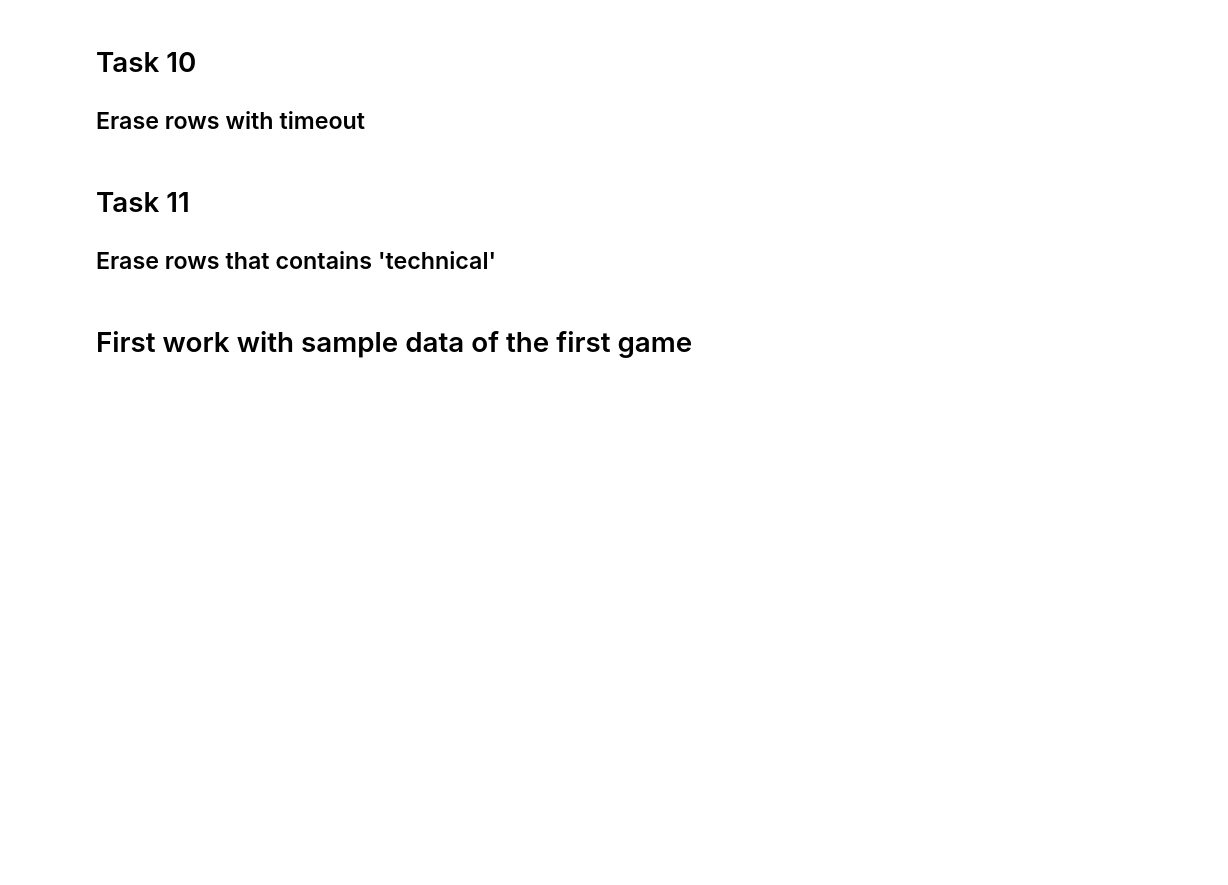
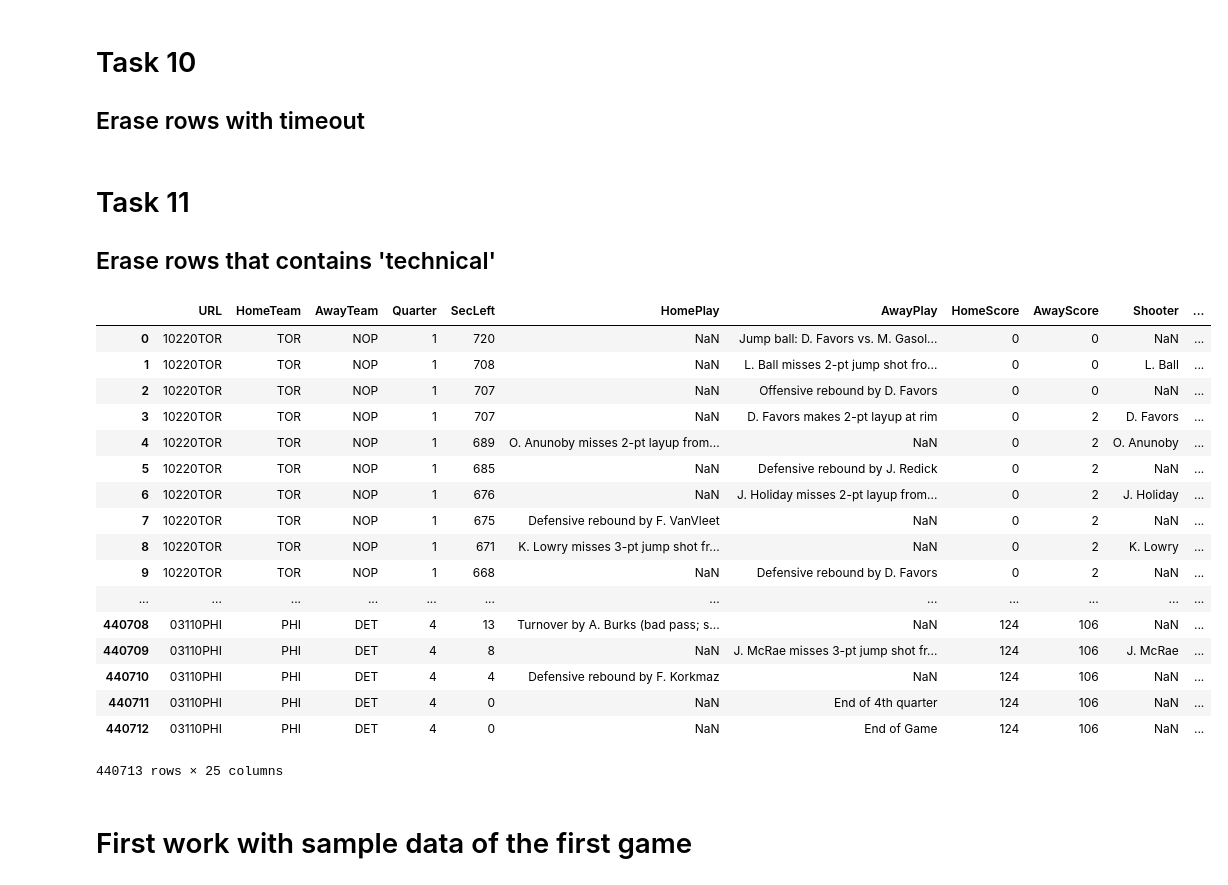
Before and after one commit to Damelim/Thesis_2020_summer, a Jupyter notebook: eda_code/First_Data_Processing.ipynb, the cells around one changed output. Cells and saved outputs as stored; diff of their text form; code cells hidden in the pictures; blank space fills up the shorter version.

```diff
--- a/eda_code/First_Data_Processing.ipynb
+++ b/eda_code/First_Data_Processing.ipynb
@@ -463,6 +463,29 @@ data_1920 = data_1920[~data_1920['AwayPlay'].str.contains('timeout',na=False)]
 #df[df['A'].str.contains("hello")]
 data_1920 = data_1920[~data_1920['HomePlay'].str.contains('technical',na=False)]
 data_1920 = data_1920[~data_1920['AwayPlay'].str.contains('technical',na=False)]
+# %%
+data_1920.reset_index(inplace=True)
+data_1920.drop(columns = ['index'],inplace=True)
+data_1920
+# %% [output]
+|  | URL | HomeTeam | AwayTeam | Quarter | SecLeft | HomePlay | AwayPlay | HomeScore | AwayScore | Shooter | ... |
+| 0 | 10220TOR | TOR | NOP | 1 | 720 | NaN | Jump ball: D. Favors vs. M. Gasol... | 0 | 0 | NaN | ... |
+| 1 | 10220TOR | TOR | NOP | 1 | 708 | NaN | L. Ball misses 2-pt jump shot fro... | 0 | 0 | L. Ball | ... |
+| 2 | 10220TOR | TOR | NOP | 1 | 707 | NaN | Offensive rebound by D. Favors | 0 | 0 | NaN | ... |
+| 3 | 10220TOR | TOR | NOP | 1 | 707 | NaN | D. Favors makes 2-pt layup at rim | 0 | 2 | D. Favors | ... |
+| 4 | 10220TOR | TOR | NOP | 1 | 689 | O. Anunoby misses 2-pt layup from... | NaN | 0 | 2 | O. Anunoby | ... |
+| 5 | 10220TOR | TOR | NOP | 1 | 685 | NaN | Defensive rebound by J. Redick | 0 | 2 | NaN | ... |
+| 6 | 10220TOR | TOR | NOP | 1 | 676 | NaN | J. Holiday misses 2-pt layup from... | 0 | 2 | J. Holiday | ... |
+| 7 | 10220TOR | TOR | NOP | 1 | 675 | Defensive rebound by F. VanVleet | NaN | 0 | 2 | NaN | ... |
+| 8 | 10220TOR | TOR | NOP | 1 | 671 | K. Lowry misses 3-pt jump shot fr... | NaN | 0 | 2 | K. Lowry | ... |
+| 9 | 10220TOR | TOR | NOP | 1 | 668 | NaN | Defensive rebound by D. Favors | 0 | 2 | NaN | ... |
+| ... | ... | ... | ... | ... | ... | ... | ... | ... | ... | ... | ... |
+| 440708 | 03110PHI | PHI | DET | 4 | 13 | Turnover by A. Burks (bad pass; s... | NaN | 124 | 106 | NaN | ... |
+| 440709 | 03110PHI | PHI | DET | 4 | 8 | NaN | J. McRae misses 3-pt jump shot fr... | 124 | 106 | J. McRae | ... |
+| 440710 | 03110PHI | PHI | DET | 4 | 4 | Defensive rebound by F. Korkmaz | NaN | 124 | 106 | NaN | ... |
+| 440711 | 03110PHI | PHI | DET | 4 | 0 | NaN | End of 4th quarter | 124 | 106 | NaN | ... |
+| 440712 | 03110PHI | PHI | DET | 4 | 0 | NaN | End of Game | 124 | 106 | NaN | ... |
+440713 rows × 25 columns
 # %% [markdown]
 # First work with sample data of the first game
 # %%
```
Also changed, not shown: parts of 18 cells of this notebook, 5 other files.
